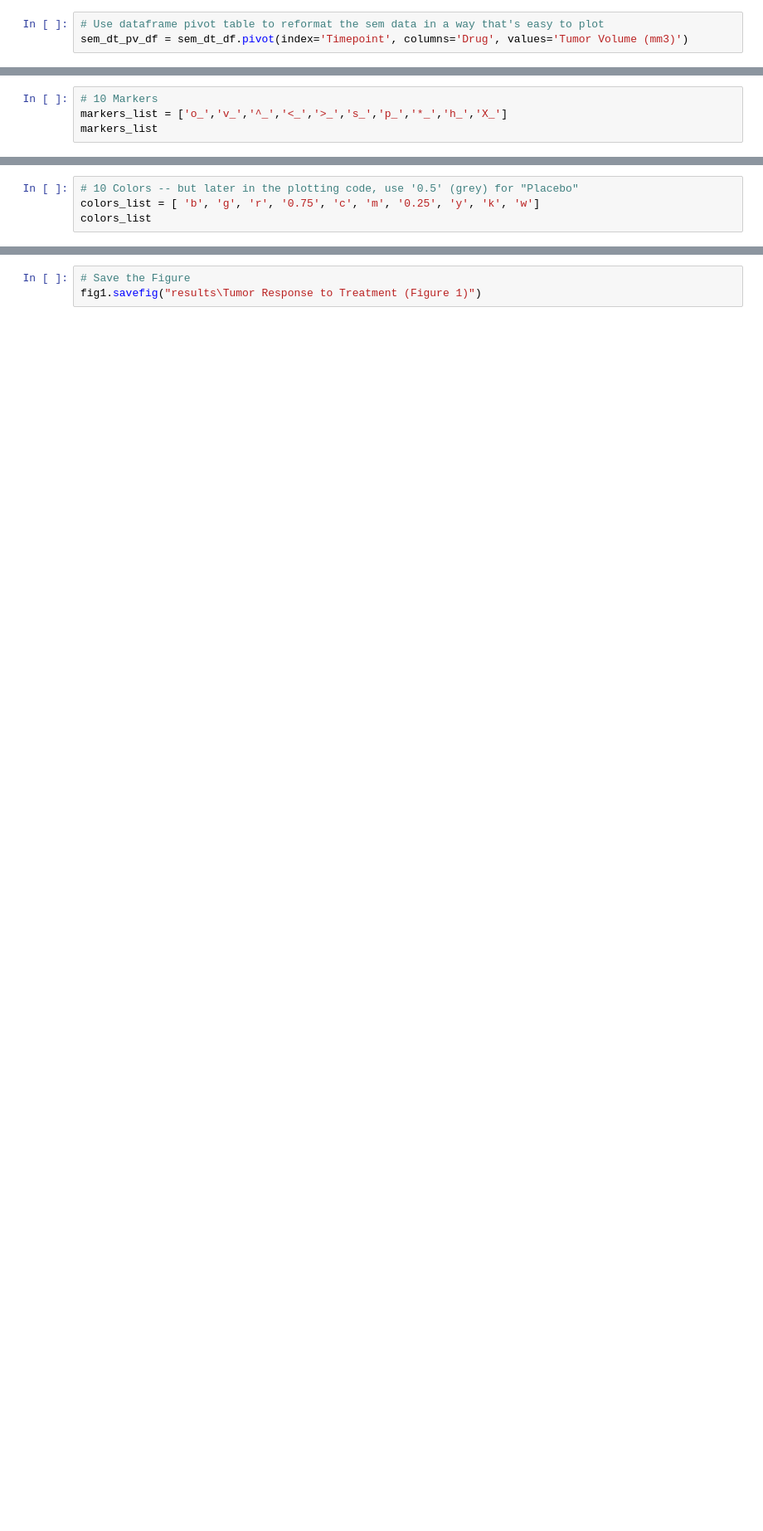
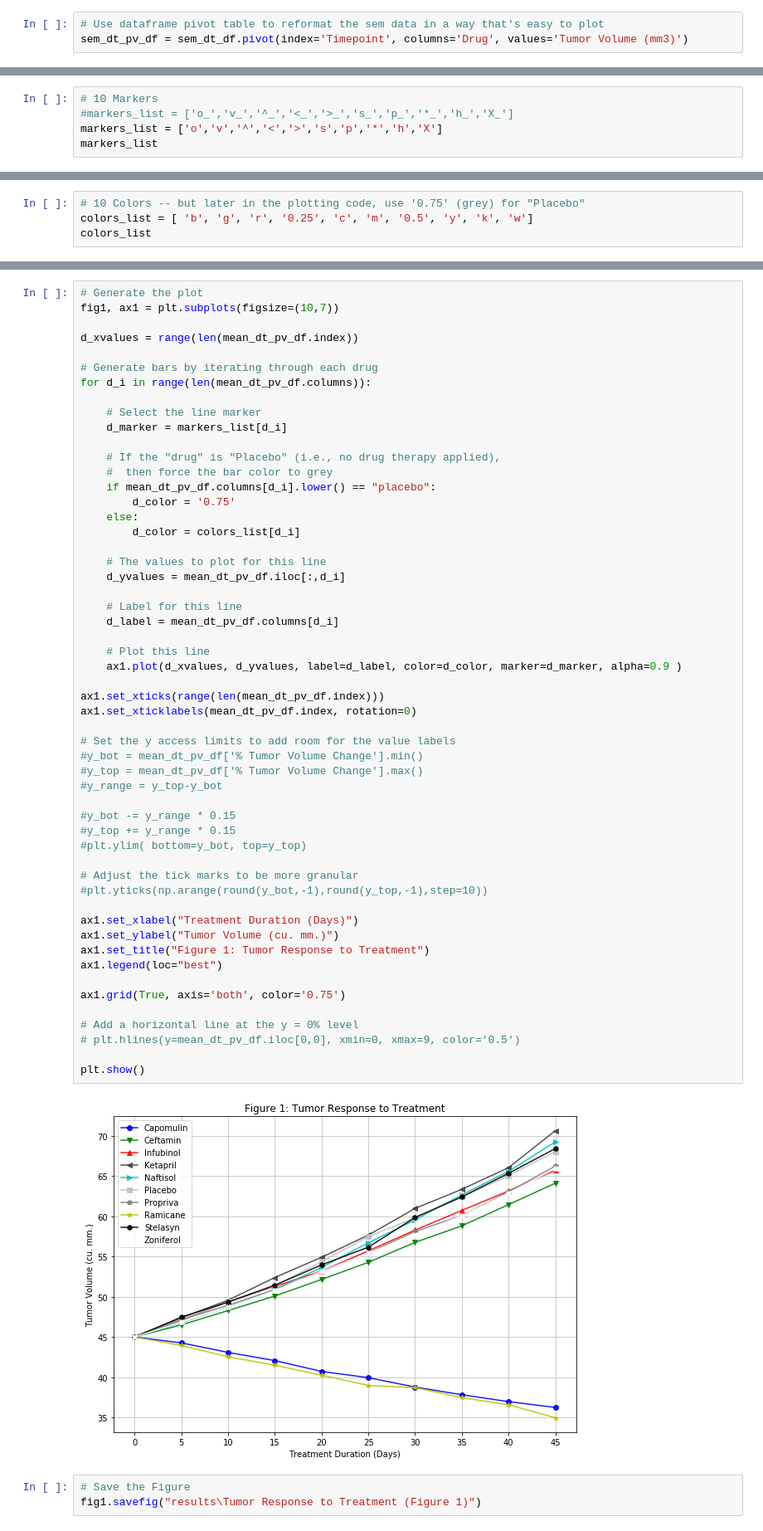
Before and after one commit to daddyjab/PythonAssignments, a Jupyter notebook: Pymaceuticals/pymaceuticals_starter-jb.ipynb, the cells around one changed output, grey strips where cells are left out. Shown at 83% size. Saved outputs shown, nothing was run; the diff lists cells and outputs as text; blank space fills up the shorter version.

Commit message:
Got the per-drug markers to work for first line chart!

```diff
--- a/Pymaceuticals/pymaceuticals_starter-jb.ipynb
+++ b/Pymaceuticals/pymaceuticals_starter-jb.ipynb
@@ -209,6 +209,7 @@ sem_dt_pv_df
 | 45 | 1.223977 | 0.902358 | 1.144427 | 1.453186 | 1.416363 | 1.351726 | 1.888586 | 1.226805 | 1.576556 | ... |
 # %%
 # 10 Markers
-markers_list = ['o_','v_','^_','<_','>_','s_','p_','*_','h_','X_']
+#markers_list = ['o_','v_','^_','<_','>_','s_','p_','*_','h_','X_']
+markers_list = ['o','v','^','<','>','s','p','*','h','X']
 markers_list
 # %% [output]
@@ -216,5 +217,5 @@ markers_list
 # %%
-# 10 Colors -- but later in the plotting code, use '0.5' (grey) for "Placebo"
-colors_list = [ 'b', 'g', 'r', '0.75', 'c', 'm', '0.25', 'y', 'k', 'w']
+# 10 Colors -- but later in the plotting code, use '0.75' (grey) for "Placebo"
+colors_list = [ 'b', 'g', 'r', '0.25', 'c', 'm', '0.5', 'y', 'k', 'w']
 colors_list
 # %% [output]
@@ -232,6 +233,62 @@ ax1.legend(loc="best")
 plt.show()
 # %% [output]
 [figure]
+# %%
+# Generate the plot
+fig1, ax1 = plt.subplots(figsize=(10,7))
+
+d_xvalues = range(len(mean_dt_pv_df.index))
+
+# Generate bars by iterating through each drug
+for d_i in range(len(mean_dt_pv_df.columns)):
+
+    # Select the line marker
+    d_marker = markers_list[d_i]
+
+    # If the "drug" is "Placebo" (i.e., no drug therapy applied),
+    #  then force the bar color to grey
+    if mean_dt_pv_df.columns[d_i].lower() == "placebo":
+        d_color = '0.75'
+    else:
+        d_color = colors_list[d_i]
+
+    # The values to plot for this line
+    d_yvalues = mean_dt_pv_df.iloc[:,d_i]
+
+    # Label for this line
+    d_label = mean_dt_pv_df.columns[d_i]
+
+    # Plot this line
+    ax1.plot(d_xvalues, d_yvalues, label=d_label, color=d_color, marker=d_marker, alpha=0.9 )
+
+ax1.set_xticks(range(len(mean_dt_pv_df.index)))
+ax1.set_xticklabels(mean_dt_pv_df.index, rotation=0)
+
+# Set the y access limits to add room for the value labels
+#y_bot = mean_dt_pv_df['% Tumor Volume Change'].min()
+#y_top = mean_dt_pv_df['% Tumor Volume Change'].max()
+#y_range = y_top-y_bot
+
+#y_bot -= y_range * 0.15
+#y_top += y_range * 0.15
+#plt.ylim( bottom=y_bot, top=y_top)
+
+# Adjust the tick marks to be more granular
+#plt.yticks(np.arange(round(y_bot,-1),round(y_top,-1),step=10))
+
+ax1.set_xlabel("Treatment Duration (Days)")
+ax1.set_ylabel("Tumor Volume (cu. mm.)")
+ax1.set_title("Figure 1: Tumor Response to Treatment")
+ax1.legend(loc="best")
+
+ax1.grid(True, axis='both', color='0.75')
+
+# Add a horizontal line at the y = 0% level
+# plt.hlines(y=mean_dt_pv_df.iloc[0,0], xmin=0, xmax=9, color='0.5')
+
+plt.show()
+# %% [output]
+[figure, added]
 # %%
 # Save the Figure
 fig1.savefig("results\Tumor Response to Treatment (Figure 1)")
```
Also changed, not shown: parts of 2 cells of this notebook, 1 other file.
